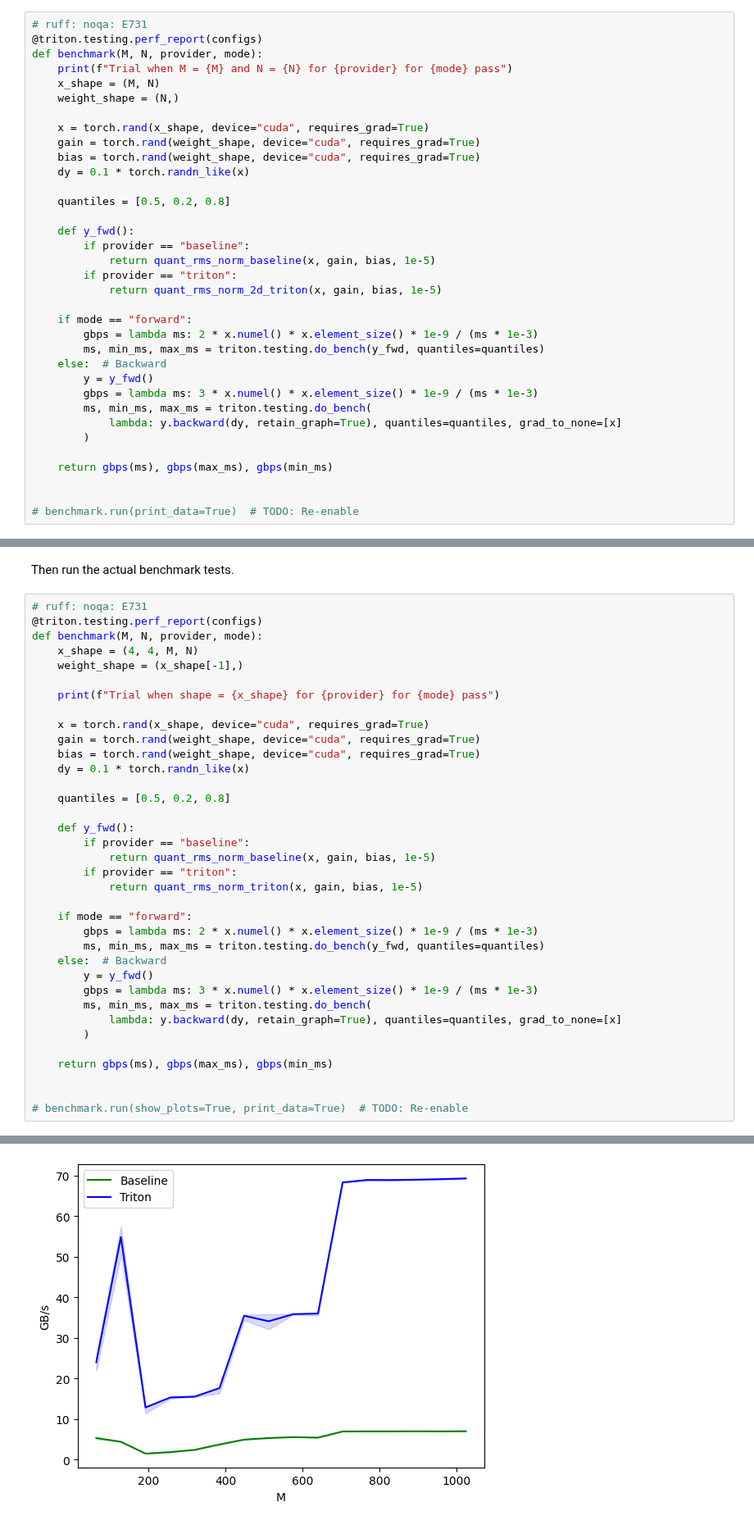
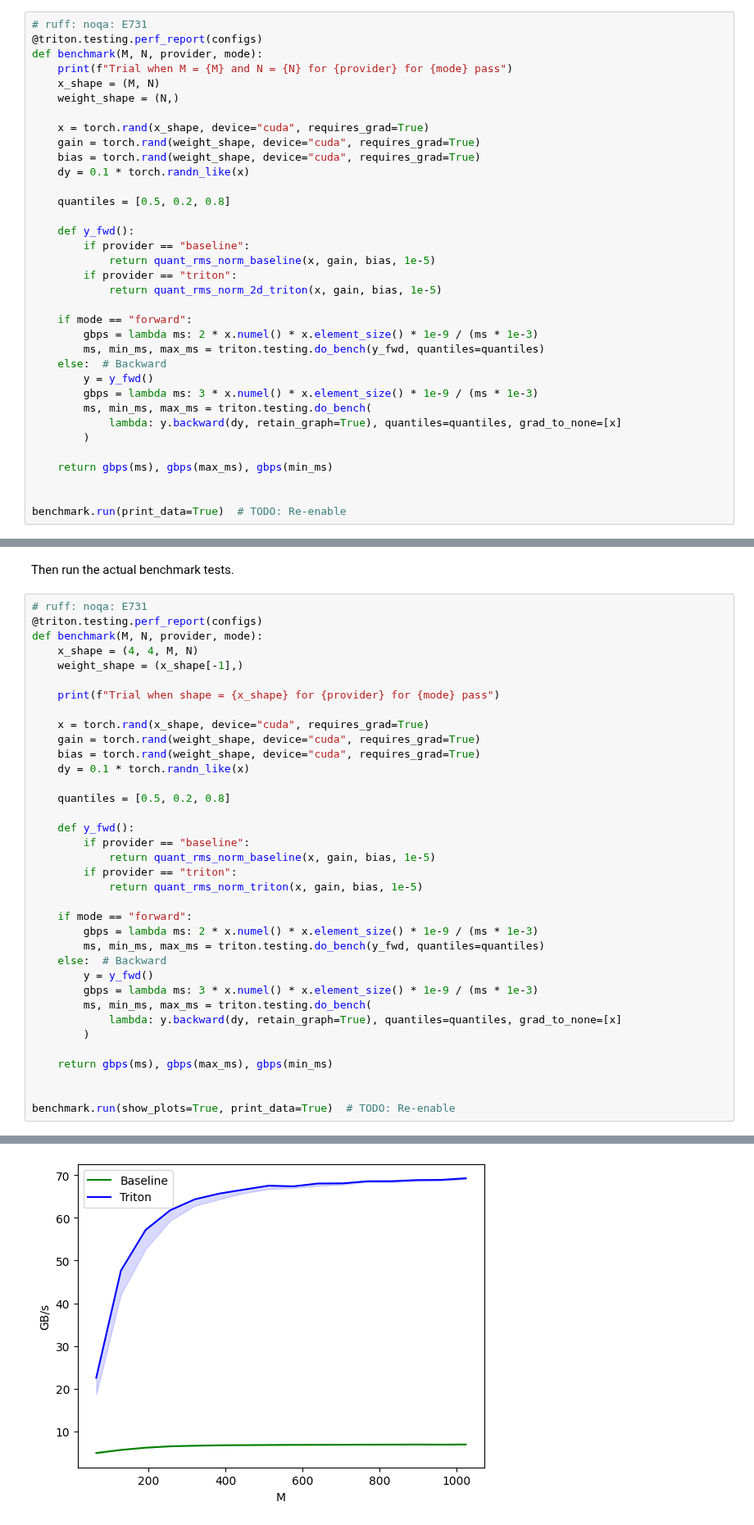
Before and after one commit to PhotonicGluon/Keras-MatMulLess, a Jupyter notebook: Triton-Fusion.ipynb, the cells around one changed output, grey strips where cells are left out. Shown at 82% size. Drawn from its saved outputs; the diff is of its cells as text.

Commit message:
Rerun benchmarking code in testing notebook

```diff
--- a/Triton-Fusion.ipynb
+++ b/Triton-Fusion.ipynb
@@ -627,4 +627,4 @@ def benchmark(M, N, provider, mode):
     return gbps(ms), gbps(max_ms), gbps(min_ms)
 
 
-# benchmark.run(print_data=True)  # TODO: Re-enable
+benchmark.run(print_data=True)  # TODO: Re-enable
@@ -1229,7 +1251,7 @@ def benchmark(M, N, provider, mode):
     return gbps(ms), gbps(max_ms), gbps(min_ms)
 
 
-# benchmark.run(show_plots=True, print_data=True)  # TODO: Re-enable
+benchmark.run(show_plots=True, print_data=True)  # TODO: Re-enable
 # %% [output]
 Trial when shape = (4, 4, 64, 64) for baseline for forward pass
 Trial when shape = (4, 4, 64, 64) for triton for forward pass
@@ -1269,3 +1291,3 @@ Triton autotuning for function quant_rms_norm_nd_bwd_kernel finished after 1.26s
-[figure, old version]
+[figure, new version]
 quant-rms-norm-backward:
          M       N  Baseline     Triton
```
Also changed, not shown: parts of 8 cells of this notebook.
